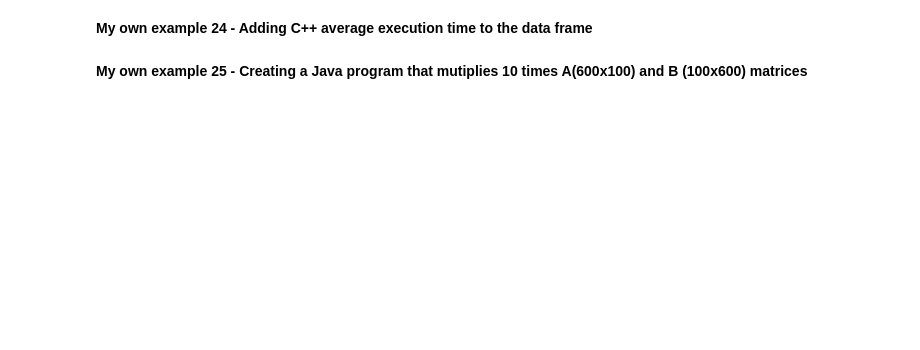
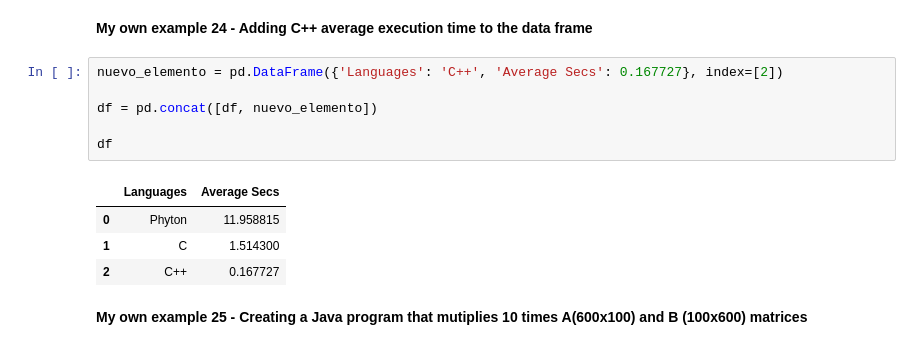
Before and after one commit to JuanXo375/AlgorithmsUN2023I, a Jupyter notebook: Lab2/Lab2.ipynb, the cells around one changed output. Saved outputs shown, nothing was run; the diff lists cells and outputs as text; blank space fills up the shorter version.

```diff
--- a/Lab2/Lab2.ipynb
+++ b/Lab2/Lab2.ipynb
@@ -578,5 +606,16 @@ int main(){
 # %% [markdown]
 **My own example 24 - Adding C++ average execution time to the data frame**
+# %%
+nuevo_elemento = pd.DataFrame({'Languages': 'C++', 'Average Secs': 0.167727}, index=[2])
+
+df = pd.concat([df, nuevo_elemento])
+
+df
+# %% [output]
+|  | Languages | Average Secs |
+| 0 | Phyton | 11.958815 |
+| 1 | C | 1.514300 |
+| 2 | C++ | 0.167727 |
 # %% [markdown]
 **My own example 25 - Creating a Java program that mutiplies 10 times A(600x100) and  B (100x600) matrices**
 # %%
```
Also changed, not shown: parts of 24 cells of this notebook.
